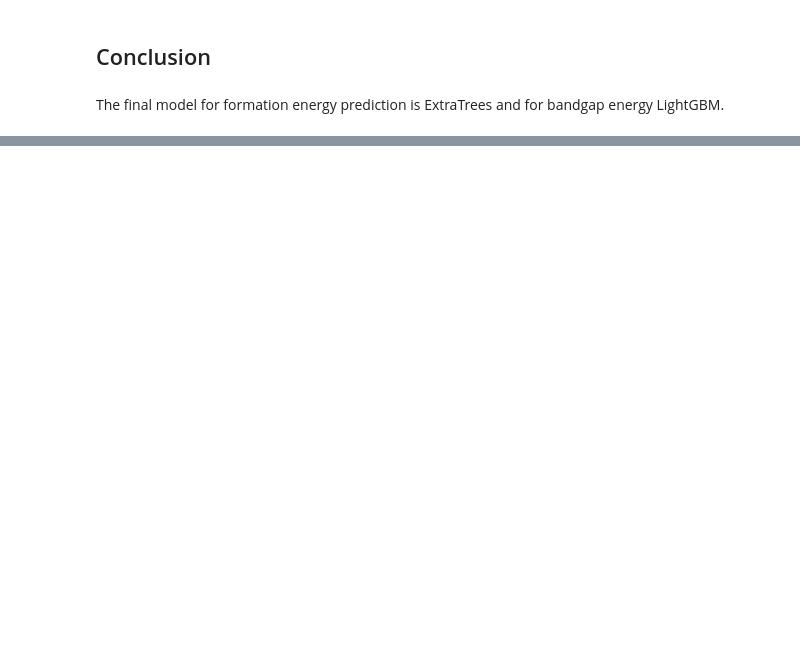
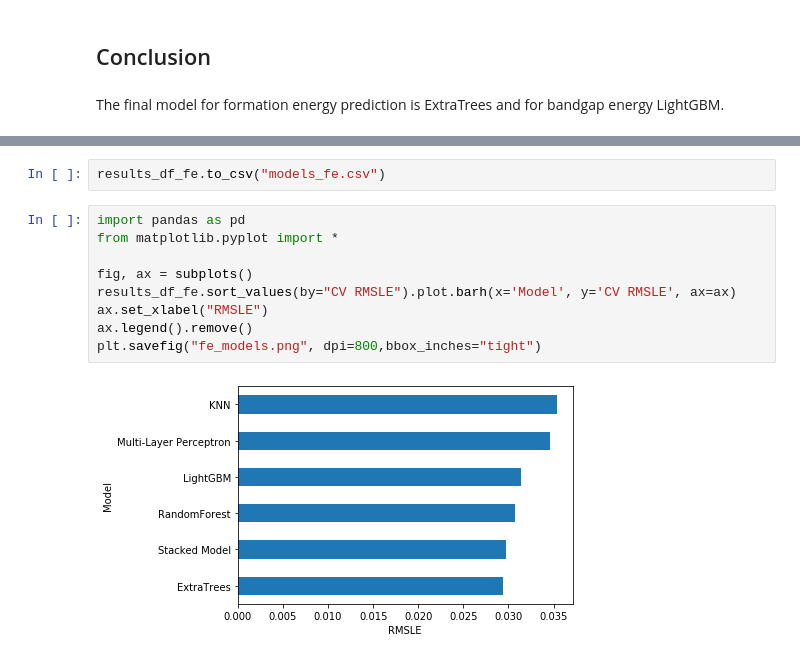
Before and after one commit to taidopurason/nomad2018, a Jupyter notebook: Model training 2.ipynb, the cells around one changed output, grey strips where cells are left out. Drawn from its saved outputs; the diff is of its cells as text; blank space fills up the shorter version.

```diff
--- a/Model training 2.ipynb
+++ b/Model training 2.ipynb
@@ -406,0 +560,13 @@ The private score in Kaggle from this model is **0.06577**.
+# %%
+results_df_fe.to_csv("models_fe.csv")
+# %%
+import pandas as pd
+from matplotlib.pyplot import *
+
+fig, ax = subplots()
+results_df_fe.sort_values(by="CV RMSLE").plot.barh(x='Model', y='CV RMSLE', ax=ax)
+ax.set_xlabel("RMSLE")
+ax.legend().remove()
+plt.savefig("fe_models.png", dpi=800,bbox_inches="tight")
+# %% [output]
+[figure, added]
```
Also changed, not shown: parts of 45 cells of this notebook, 1 other file.
